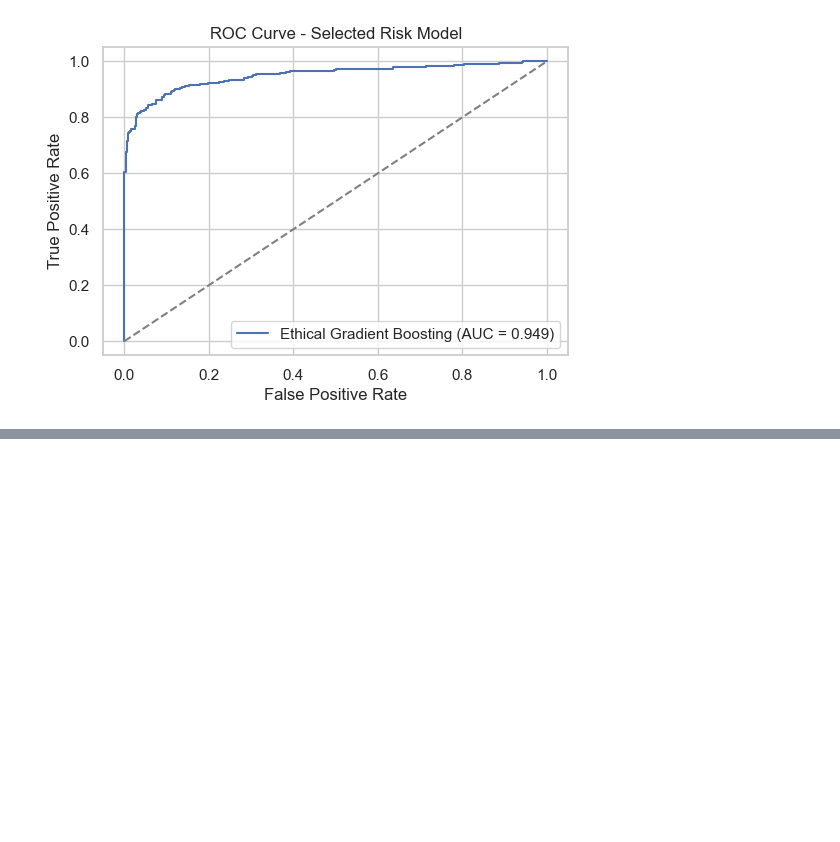
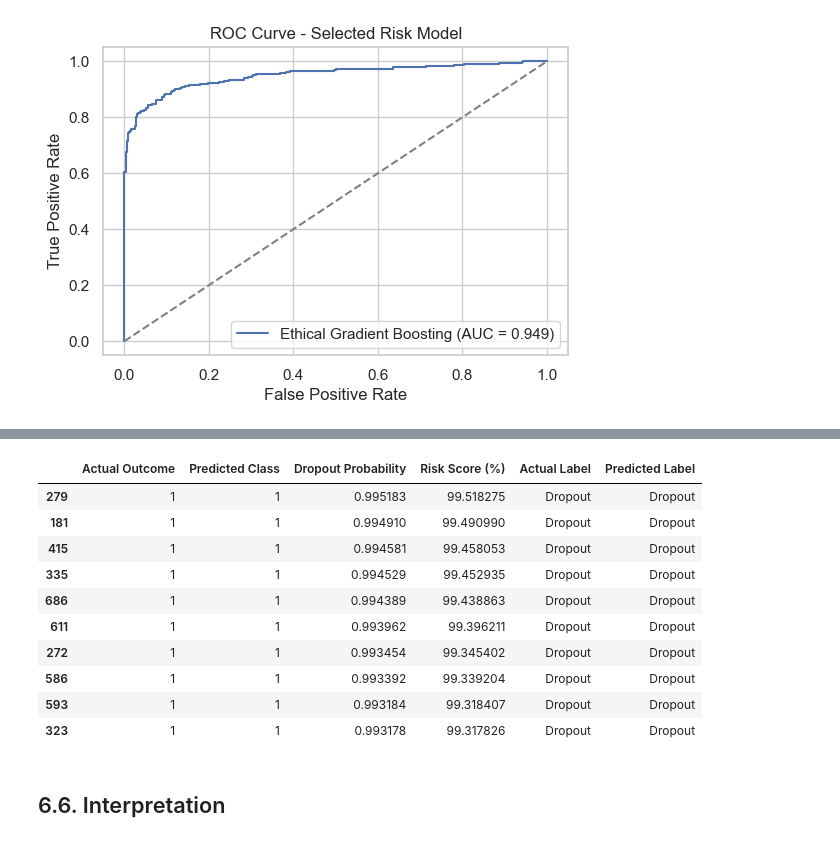
Before and after one commit to DimitarMalamski/student-dropout-predictor, a Jupyter notebook: notebooks/02_student_dropout_risk_scoring.ipynb, the cells around one changed output, grey strips where cells are left out. Drawn from its saved outputs; the diff is of its cells as text; code cells hidden in the pictures; blank space fills up the shorter version.

```diff
--- a/notebooks/02_student_dropout_risk_scoring.ipynb
+++ b/notebooks/02_student_dropout_risk_scoring.ipynb
@@ -488,0 +586,18 @@ Most importantly, the model produces predicted probabilities for the dropout cla
+# %%
+results_df_sorted = results_df.sort_values(by="Risk Score (%)", ascending=False)
+
+results_df_sorted.head(10)
+# %% [output]
+|  | Actual Outcome | Predicted Class | Dropout Probability | Risk Score (%) | Actual Label | Predicted Label |
+| 279 | 1 | 1 | 0.995183 | 99.518275 | Dropout | Dropout |
+| 181 | 1 | 1 | 0.994910 | 99.490990 | Dropout | Dropout |
+| 415 | 1 | 1 | 0.994581 | 99.458053 | Dropout | Dropout |
+| 335 | 1 | 1 | 0.994529 | 99.452935 | Dropout | Dropout |
+| 686 | 1 | 1 | 0.994389 | 99.438863 | Dropout | Dropout |
+| 611 | 1 | 1 | 0.993962 | 99.396211 | Dropout | Dropout |
+| 272 | 1 | 1 | 0.993454 | 99.345402 | Dropout | Dropout |
+| 586 | 1 | 1 | 0.993392 | 99.339204 | Dropout | Dropout |
+| 593 | 1 | 1 | 0.993184 | 99.318407 | Dropout | Dropout |
+| 323 | 1 | 1 | 0.993178 | 99.317826 | Dropout | Dropout |
+# %% [markdown]
+## 6.6. Interpretation
```
Also changed, not shown: parts of 7 cells of this notebook.
